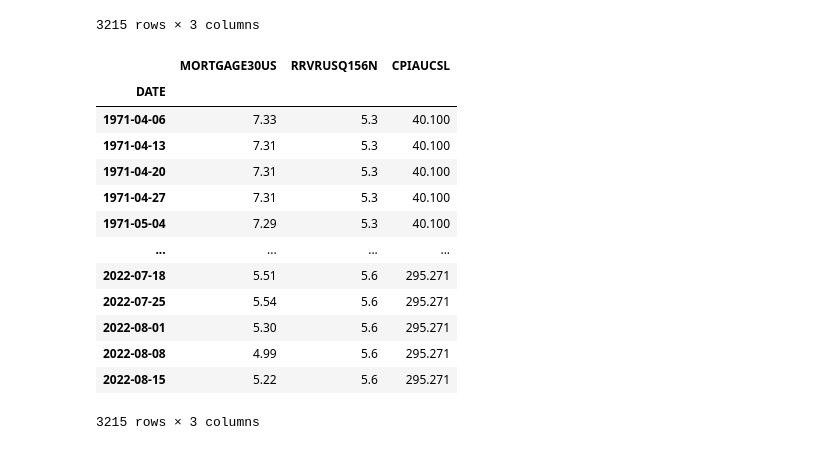
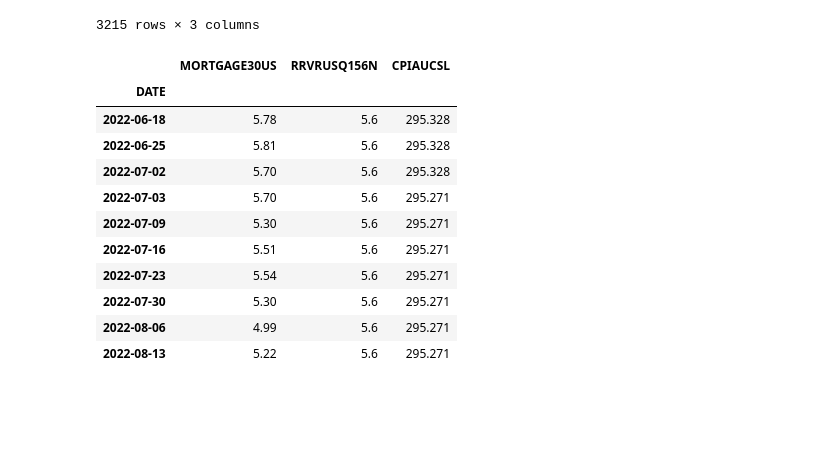
Before and after one commit to dyen66/house-price-prediction, a Jupyter notebook: House Price Prediction.ipynb, the cells around one changed output. Drawn from its saved outputs; the diff is of its cells as text; code cells hidden in the pictures; blank space fills up the shorter version.

```diff
--- a/House Price Prediction.ipynb
+++ b/House Price Prediction.ipynb
@@ -74,5 +75,5 @@ fed_data
 | 2022-08-11 | 5.22 | NaN | NaN |
 3507 rows × 3 columns
 # %%
-fed_data = fed_data.ffill()
+fed_data = fed_data.ffill().dropna()
 # %%
@@ -263,21 +229,19 @@ from datetime import timedelta
 
 fed_data.index = fed_data.index + timedelta(days=2)
 # %%
-fed_data
+fed_data.tail(10)
 # %% [output]
 |  | MORTGAGE30US | RRVRUSQ156N | CPIAUCSL |
 | DATE |  |  |  |
-| 1971-04-06 | 7.33 | 5.3 | 40.100 |
-| 1971-04-13 | 7.31 | 5.3 | 40.100 |
-| 1971-04-20 | 7.31 | 5.3 | 40.100 |
-| 1971-04-27 | 7.31 | 5.3 | 40.100 |
-| 1971-05-04 | 7.29 | 5.3 | 40.100 |
-| ... | ... | ... | ... |
-| 2022-07-18 | 5.51 | 5.6 | 295.271 |
-| 2022-07-25 | 5.54 | 5.6 | 295.271 |
-| 2022-08-01 | 5.30 | 5.6 | 295.271 |
-| 2022-08-08 | 4.99 | 5.6 | 295.271 |
-| 2022-08-15 | 5.22 | 5.6 | 295.271 |
+| 2022-06-18 | 5.78 | 5.6 | 295.328 |
+| 2022-06-25 | 5.81 | 5.6 | 295.328 |
+| 2022-07-02 | 5.70 | 5.6 | 295.328 |
+| 2022-07-03 | 5.70 | 5.6 | 295.271 |
+| 2022-07-09 | 5.30 | 5.6 | 295.271 |
+| 2022-07-16 | 5.51 | 5.6 | 295.271 |
+| 2022-07-23 | 5.54 | 5.6 | 295.271 |
+| 2022-07-30 | 5.30 | 5.6 | 295.271 |
+| 2022-08-06 | 4.99 | 5.6 | 295.271 |
+| 2022-08-13 | 5.22 | 5.6 | 295.271 |
-3215 rows × 3 columns
 # %%
 price_data = fed_data.merge(price_data, left_index=True, right_index=True)
```
Also changed, not shown: parts of 28 cells of this notebook.
